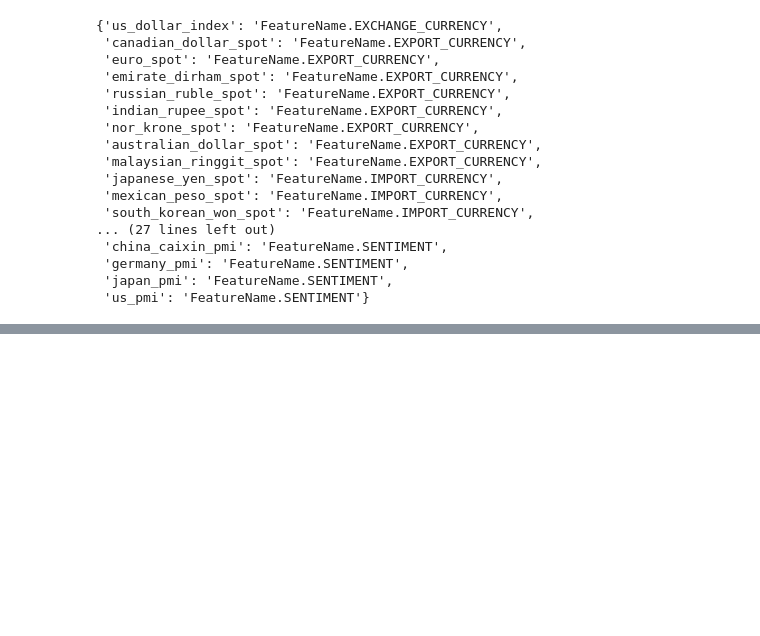
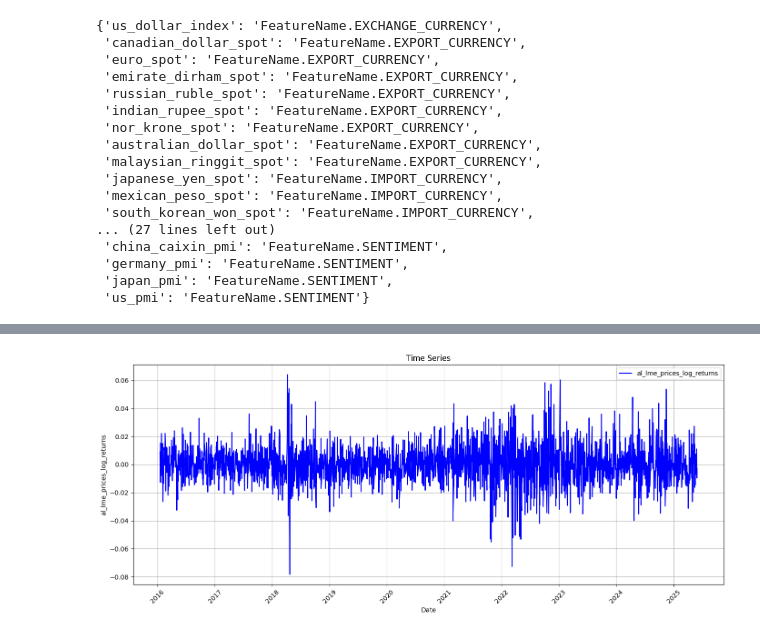
Before and after one commit to panstenos/Commodity-Optionality-Pricing-UCL-Dissertation, a Jupyter notebook: Data/EDA.ipynb, the cells around one changed output, grey strips where cells are left out. Drawn from its saved outputs; the diff is of its cells as text; code cells hidden in the pictures; blank space fills up the shorter version.

```diff
--- a/Data/EDA.ipynb
+++ b/Data/EDA.ipynb
@@ -313,0 +291,6 @@ line_plot(df['date'], df[df.columns[i]], df.columns[i], ax=ax, show=True)
+# %%
+df.insert(1, 'al_lme_prices_log_returns', np.log(df['al_lme_prices'] / df['al_lme_prices'].shift(1)))
+pd.set_option('display.max_columns', None)
+df = df.dropna().reset_index(drop=True)
+df.drop(columns=['al_lme_prices'], inplace=True)
+df
@@ -313,0 +311,4 @@ line_plot(df['date'], df[df.columns[i]], df.columns[i], ax=ax, show=True)
+# %%
+_ = line_plot(df['date'], df[df.columns[1]], df.columns[1], show=True)
+# %% [output]
+[figure, added]
```
Also changed, not shown: parts of 14 cells of this notebook, 1 other file.
